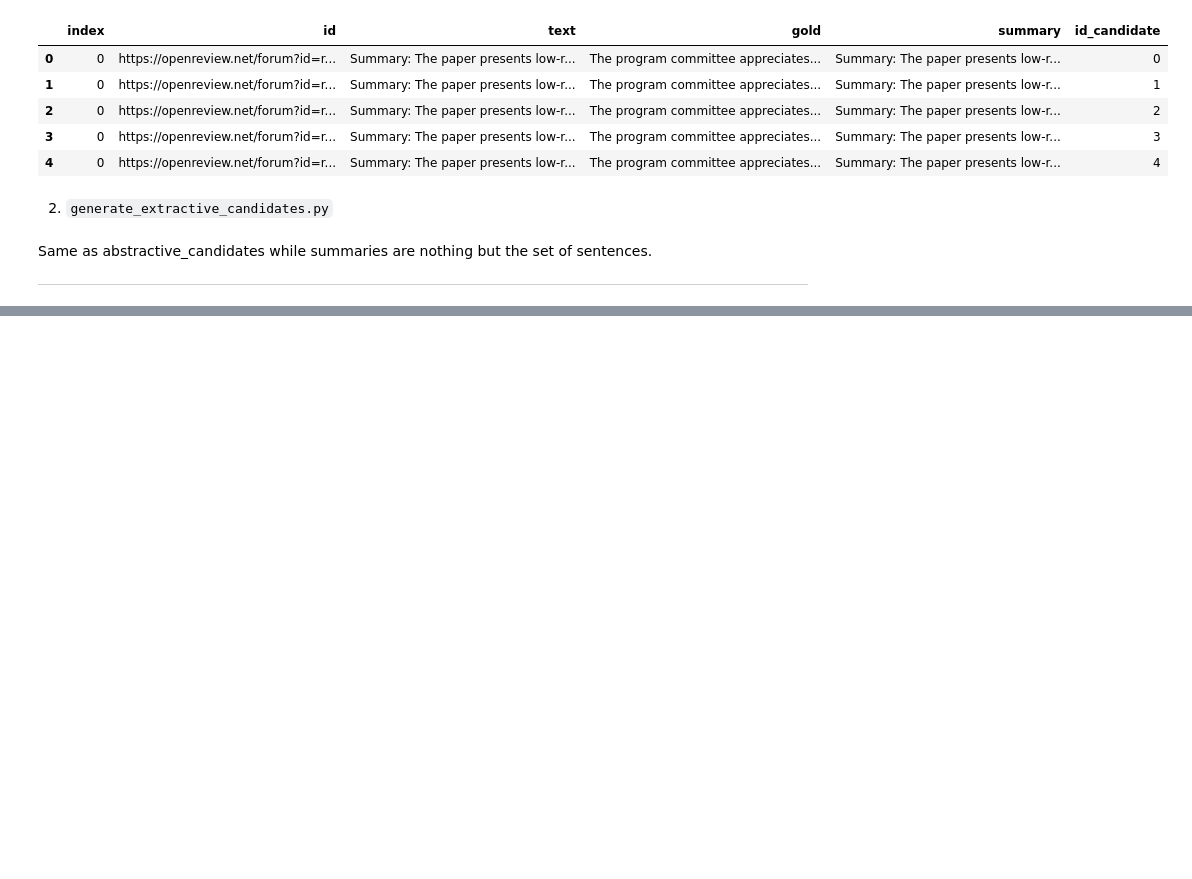
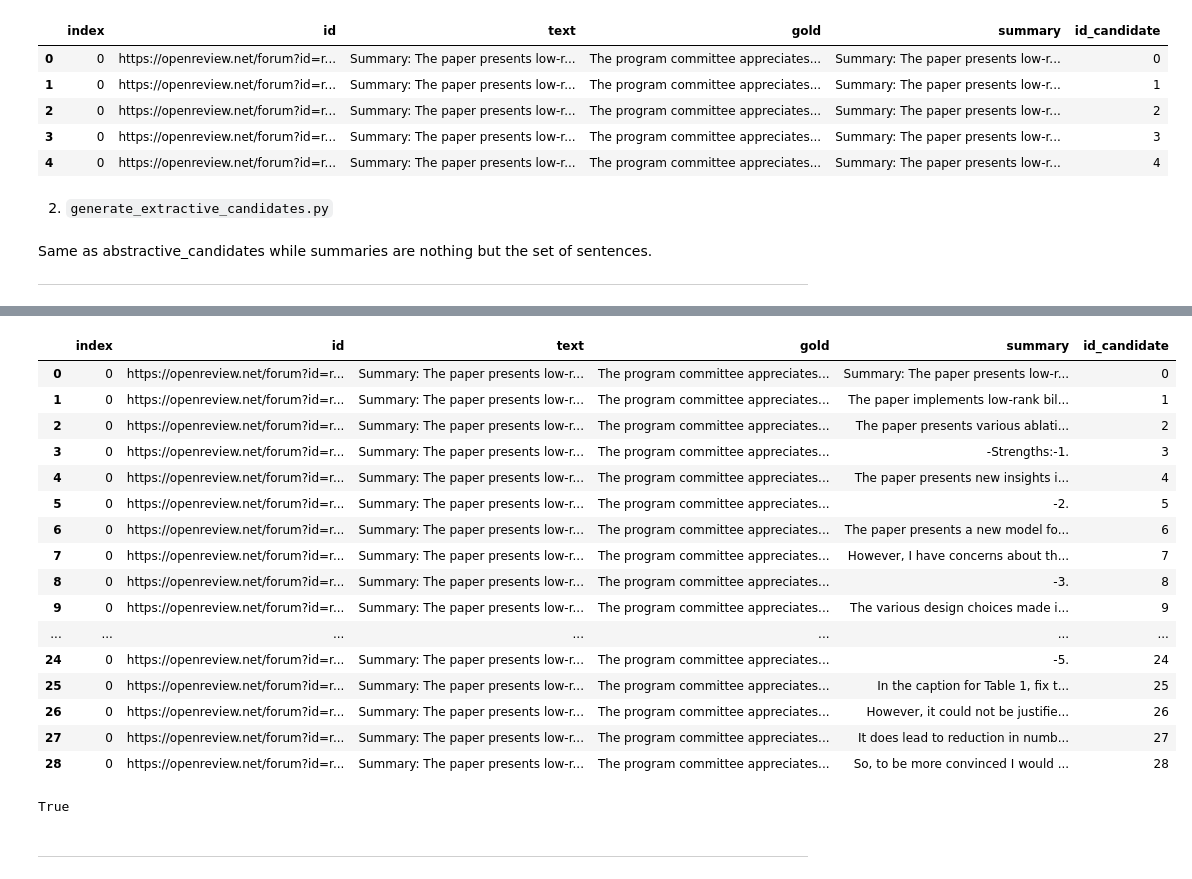
Before and after one commit to alialhousseini/glimpse-mds, a Jupyter notebook: notebook.ipynb, the cells around one changed output, grey strips where cells are left out. Drawn from its saved outputs; the diff is of its cells as text; code cells hidden in the pictures; blank space fills up the shorter version.

```diff
--- a/notebook.ipynb
+++ b/notebook.ipynb
@@ -239,0 +374,2 @@ Next step is to discover `glimpse/evaluate` where a set of evaluators is introdu
+# %%
+df = pd.read_csv('data\candidates\extractive_sentences-_-all_reviews_2017_tst-_-none-_-2024-12-18-20-15-06.csv')
@@ -239,0 +392,30 @@ Next step is to discover `glimpse/evaluate` where a set of evaluators is introdu
+# %%
+df[df['index'] == 0]
+# %% [output]
+|  | index | id | text | gold | summary | id_candidate |
+| 0 | 0 | https://openreview.net/forum?id=r... | Summary: The paper presents low-r... | The program committee appreciates... | Summary: The paper presents low-r... | 0 |
+| 1 | 0 | https://openreview.net/forum?id=r... | Summary: The paper presents low-r... | The program committee appreciates... | The paper implements low-rank bil... | 1 |
+| 2 | 0 | https://openreview.net/forum?id=r... | Summary: The paper presents low-r... | The program committee appreciates... | The paper presents various ablati... | 2 |
+| 3 | 0 | https://openreview.net/forum?id=r... | Summary: The paper presents low-r... | The program committee appreciates... | -Strengths:-1. | 3 |
+| 4 | 0 | https://openreview.net/forum?id=r... | Summary: The paper presents low-r... | The program committee appreciates... | The paper presents new insights i... | 4 |
+| 5 | 0 | https://openreview.net/forum?id=r... | Summary: The paper presents low-r... | The program committee appreciates... | -2. | 5 |
+| 6 | 0 | https://openreview.net/forum?id=r... | Summary: The paper presents low-r... | The program committee appreciates... | The paper presents a new model fo... | 6 |
+| 7 | 0 | https://openreview.net/forum?id=r... | Summary: The paper presents low-r... | The program committee appreciates... | However, I have concerns about th... | 7 |
+| 8 | 0 | https://openreview.net/forum?id=r... | Summary: The paper presents low-r... | The program committee appreciates... | -3. | 8 |
+| 9 | 0 | https://openreview.net/forum?id=r... | Summary: The paper presents low-r... | The program committee appreciates... | The various design choices made i... | 9 |
+| ... | ... | ... | ... | ... | ... | ... |
+| 24 | 0 | https://openreview.net/forum?id=r... | Summary: The paper presents low-r... | The program committee appreciates... | -5. | 24 |
+| 25 | 0 | https://openreview.net/forum?id=r... | Summary: The paper presents low-r... | The program committee appreciates... | In the caption for Table 1, fix t... | 25 |
+| 26 | 0 | https://openreview.net/forum?id=r... | Summary: The paper presents low-r... | The program committee appreciates... | However, it could not be justifie... | 26 |
+| 27 | 0 | https://openreview.net/forum?id=r... | Summary: The paper presents low-r... | The program committee appreciates... | It does lead to reduction in numb... | 27 |
+| 28 | 0 | https://openreview.net/forum?id=r... | Summary: The paper presents low-r... | The program committee appreciates... | So, to be more convinced I would ... | 28 |
+# %%
+import nltk
+text = df['text'][0].replace('-----', '\n')
+sentc = nltk.sent_tokenize(text)
+
+len(sentc) == len(df[df['index'] == 0]) == 29
+# %% [output]
+True
+# %% [markdown]
+____
```
Also changed, not shown: parts of 16 cells of this notebook, 3 other files.
